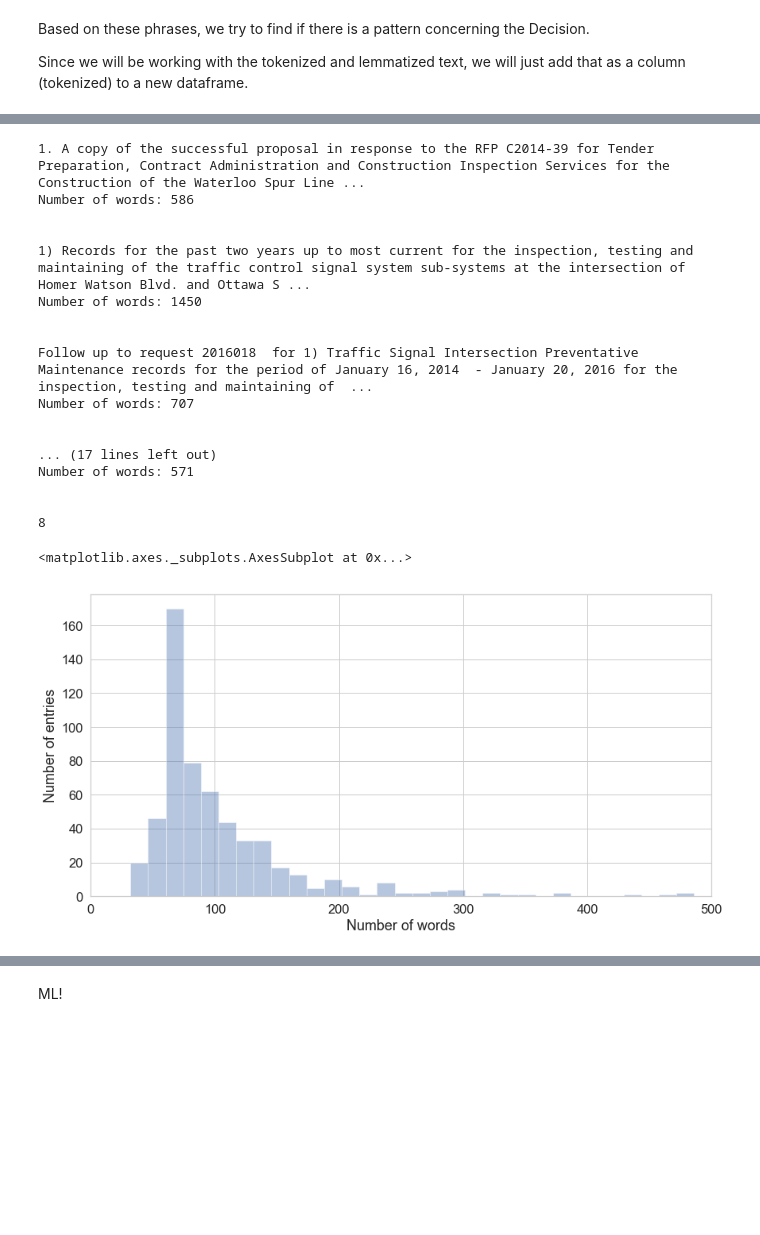
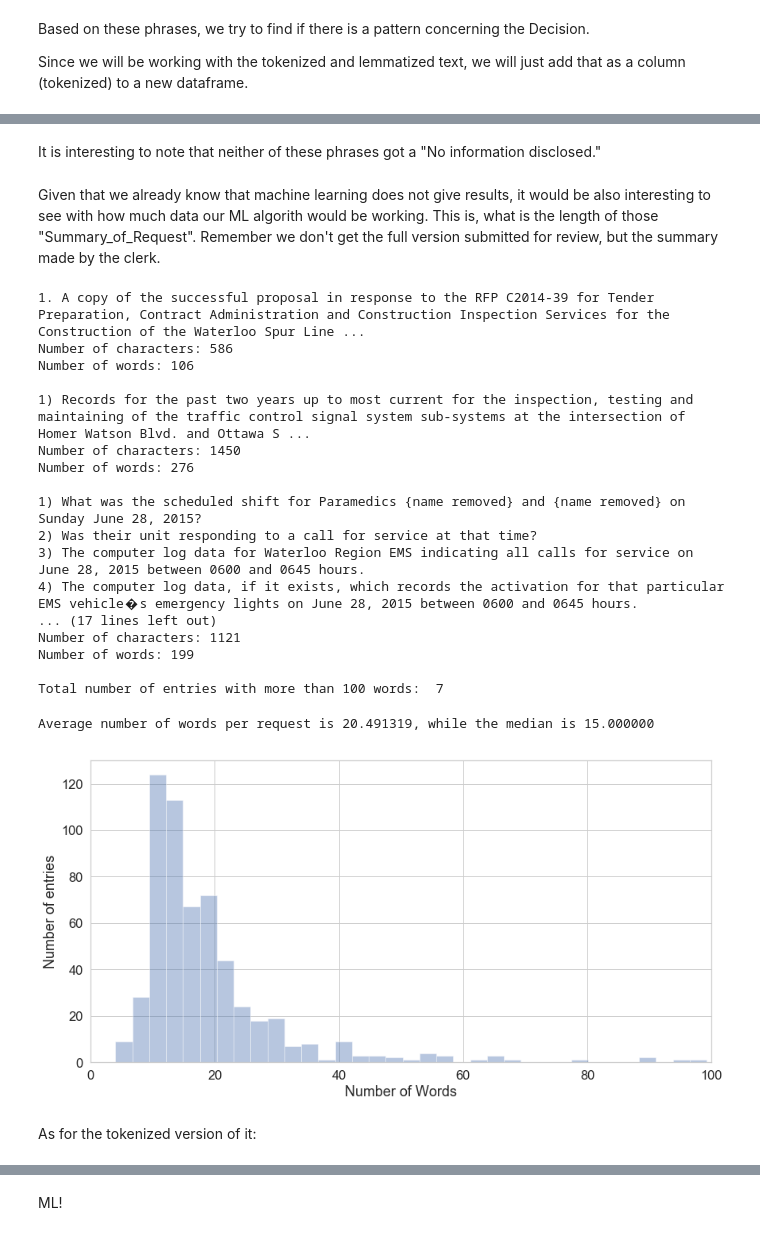
Before and after one commit to brodriguezmilla/foir, a Jupyter notebook: foir-short-explained.ipynb, the cells around one changed output, grey strips where cells are left out. Cells and saved outputs as stored; diff of their text form; code cells hidden in the pictures; blank space fills up the shorter version.

Commit message:
Adding text to file, work in progress

```diff
--- a/foir-short-explained.ipynb
+++ b/foir-short-explained.ipynb
@@ -1488,0 +1209,17 @@ counter_df = pd.DataFrame(0, index = counter_rows, columns = list_commom_phrases
+# %%
+# Defining the unique decisions as our rows of our new dataframe
+counter_rows = np.append(tokenized_adf.Decision.unique(), 'All')
+
+# Starting a dataframe with such rows, and the common phrases as columns. Set initial values of zero
+counter_df = pd.DataFrame(0, index = counter_rows, columns = list_commom_phrases)
+
+# Changing values to occurances based on decisions
+for index in range(0, len(tokenized_adf)):
+    current_line = tokenized_adf['Edited_Summary'][index]
+    current_decision = tokenized_adf['Decision'][index]
+    for phrase in list_commom_phrases:
+        if phrase in current_line:
+            counter_df[phrase]['All'] = counter_df[phrase]['All'] + 1
+            counter_df[phrase][current_decision] = counter_df[phrase][current_decision] + 1
+
+counter_df
@@ -1590,37 +1346,57 @@ plt.legend(bbox_to_anchor = (1.05,1), loc = 2, borderaxespad = 0.)
+# %% [markdown]
+It is interesting to note that neither of these phrases got a "No information disclosed."
+# %% [markdown]
+Given that we already know that machine learning does not give results, it would be also interesting to see with how much data our ML algorith would be working. This is, what is the length of those "Summary_of_Request". Remember we don't get the full version submitted for review, but the summary made by the clerk.
 # %%
+num_chars = []
 num_words = []
 counter = 0
 
 for index in range(0, len(all_text)):
-    num_words.append(len(all_text[index]))
-    if len(all_text[index]) > 500:
-        counter+=1
-        print(all_text[index] + "\nNumber of words: " + str(len(all_text[index])) + "\n\n")
-print(counter)
+    chars_num = len(all_text[index])
+    words_num = len(parser(all_text[index]))
+    num_chars.append(chars_num)
+    num_words.append(words_num)
+    if words_num > 100:
+        counter += 1
+        print(all_text[index])
+        #print(parser(all_text[index]))
+        print("Number of characters: %d" % chars_num)
+        number_words = parser(all_text[index])
+        print("Number of words: %d \n" % words_num)
+print("Total number of entries with more than 100 words: ", counter)
 # %% [output]
 1. A copy of the successful proposal in response to the RFP C2014-39 for Tender Preparation, Contract Administration and Construction Inspection Services for the Construction of the Waterloo Spur Line ...
-Number of words: 586
-
+Number of characters: 586
+Number of words: 106
 
 1) Records for the past two years up to most current for the inspection, testing and maintaining of the traffic control signal system sub-systems at the intersection of Homer Watson Blvd. and Ottawa S ...
-Number of words: 1450
+Number of characters: 1450
+Number of words: 276
 
+1) What was the scheduled shift for Paramedics {name removed} and {name removed} on Sunday June 28, 2015?
+2) Was their unit responding to a call for service at that time?
+3) The computer log data for Waterloo Region EMS indicating all calls for service on June 28, 2015 between 0600 and 0645 hours.
+4) The computer log data, if it exists, which records the activation for that particular EMS vehicle�s emergency lights on June 28, 2015 between 0600 and 0645 hours.
+... (17 lines left out)
+Number of characters: 1121
+Number of words: 199
 
-Follow up to request 2016018  for 1) Traffic Signal Intersection Preventative Maintenance records for the period of January 16, 2014  - January 20, 2016 for the inspection, testing and maintaining of  ...
-Number of words: 707
-
-
-... (17 lines left out)
-Number of words: 571
-
-
-8
+Total number of entries with more than 100 words:  7
 # %%
+np_num_words = np.array(num_words)
+mean_words = np_num_words.mean()
+median_words = np.median(num_words)
+
 plt.figure(figsize = (14,7))
-plt.xlim(0, 500)
-plt.xlabel('Number of words')
+plt.xlim(0, 100)
+plt.xlabel('Number of Words')
 plt.ylabel('Number of entries')
 sns.distplot(num_words, bins = 100, kde = False)
+
+print("Average number of words per request is %f, while the median is %f" %(mean_words, median_words))
 # %% [output]
-<matplotlib.axes._subplots.AxesSubplot at 0x...>
+Average number of words per request is 20.491319, while the median is 15.000000
-[figure, old version]
+[figure, new version]
+# %% [markdown]
+As for the tokenized version of it:
```
Also changed, not shown: parts of 34 cells of this notebook, 1 other file.
